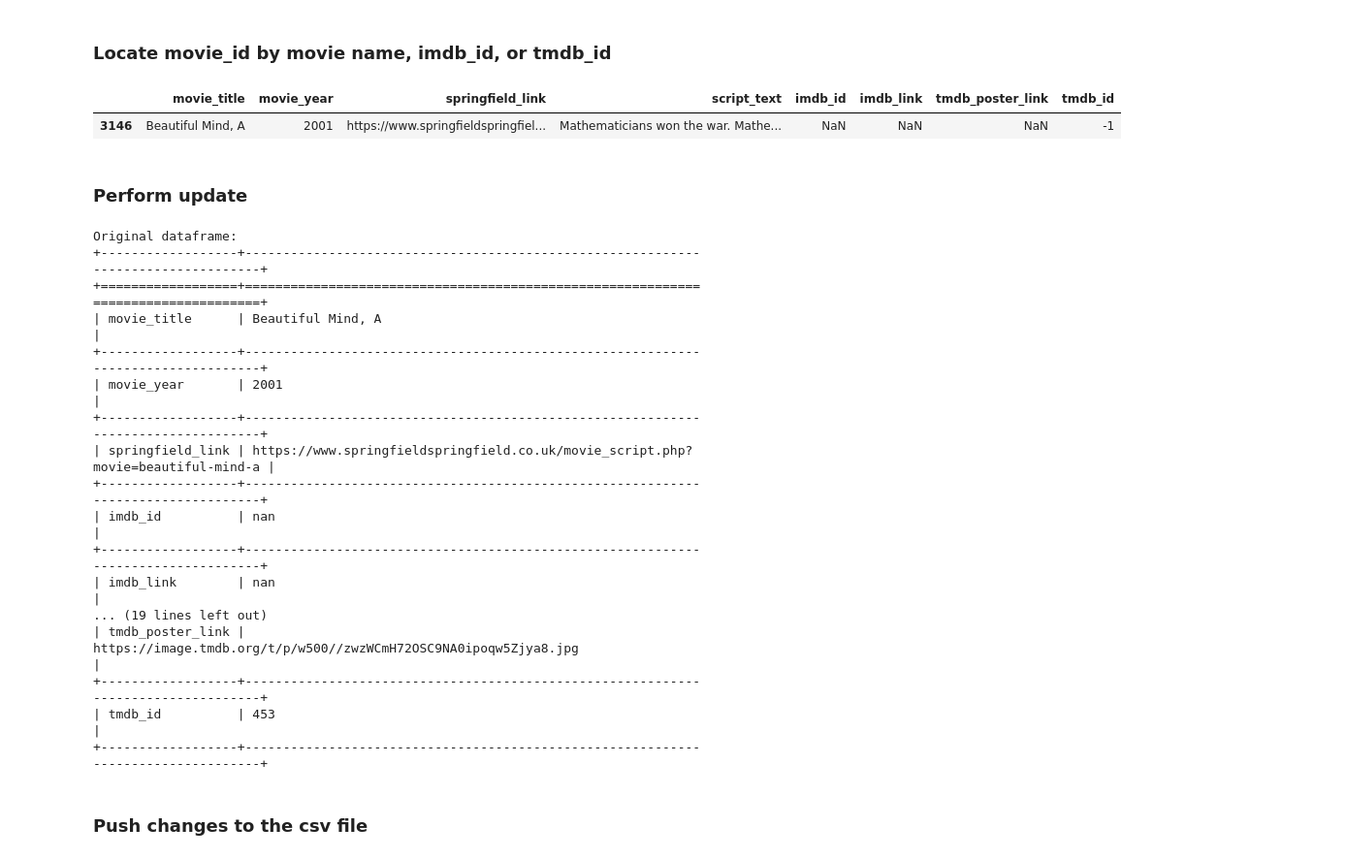
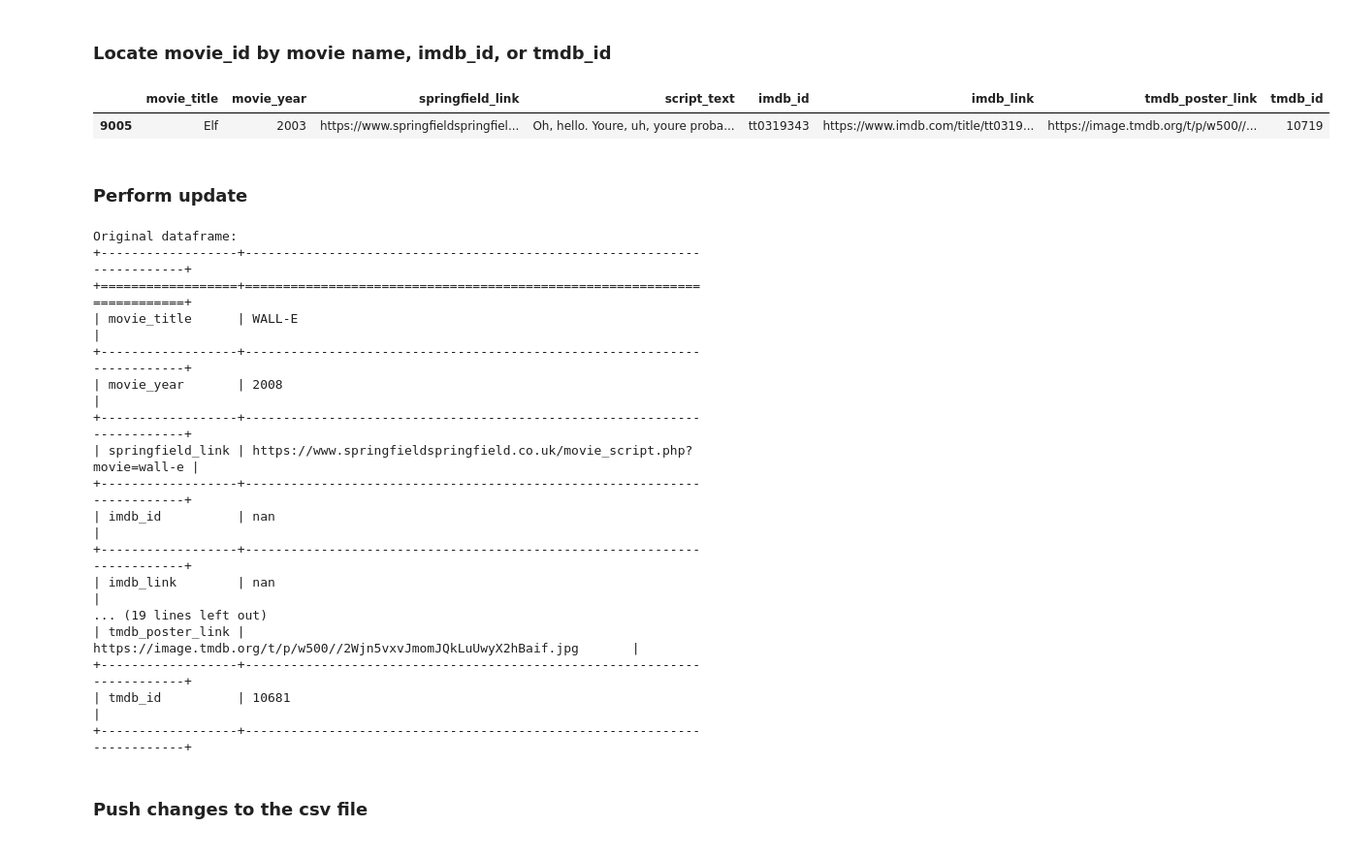
Before and after one commit to nfasano/movie_recsys, a Jupyter notebook: recsys_content_based/data_updating.ipynb, the cells around one changed output. Shown at 97% size. Drawn from its saved outputs; the diff is of its cells as text; code cells hidden in the pictures.

```diff
--- a/recsys_content_based/data_updating.ipynb
+++ b/recsys_content_based/data_updating.ipynb
@@ -55,17 +55,17 @@ Valid Column names to update:
 ### Locate movie_id by movie name, imdb_id, or tmdb_id
 # %%
 # method 1: movie name
-col_value = 'Beautiful Mind, A'
+col_value = 'Elf'
 col_name = 'movie_title' # 'imdb_id', 'tmdb_id', or 'movie_name'
 locate_movie_id(df, col_name=col_name, col_value=col_value)
 # %% [output]
 |  | movie_title | movie_year | springfield_link | script_text | imdb_id | imdb_link | tmdb_poster_link | tmdb_id |
-| 3146 | Beautiful Mind, A | 2001 | https://www.springfieldspringfiel... | Mathematicians won the war. Mathe... | NaN | NaN | NaN | -1 |
+| 9005 | Elf | 2003 | https://www.springfieldspringfiel... | Oh, hello. Youre, uh, youre proba... | tt0319343 | https://www.imdb.com/title/tt0319... | https://image.tmdb.org/t/p/w500//... | 10719 |
 # %% [markdown]
 ### Perform update
 # %%
-movie_id = 3146
-update_dict = {"movie_title":"A Beautiful Mind", "imdb_id": "tt0268978", "tmdb_id":453}
+movie_id = 33385
+update_dict = {"movie_title":"WALL-E", "imdb_id": "tt0910970", "tmdb_id":10681}
 
 print('Original dataframe:')
 print(df.loc[movie_id].drop('script_text').to_markdown(tablefmt="grid") + '\n')
@@ -76,22 +76,22 @@ print('Updated dataframe:')
 print(df.loc[movie_id].drop('script_text').to_markdown(tablefmt="grid"))
 # %% [output]
 Original dataframe:
-+------------------+----------------------------------------------------------------------------------+
-+==================+==================================================================================+
-| movie_title      | Beautiful Mind, A                                                                |
-+------------------+----------------------------------------------------------------------------------+
-| movie_year       | 2001                                                                             |
-+------------------+----------------------------------------------------------------------------------+
-| springfield_link | https://www.springfieldspringfield.co.uk/movie_script.php?movie=beautiful-mind-a |
-+------------------+----------------------------------------------------------------------------------+
-| imdb_id          | nan                                                                              |
-+------------------+----------------------------------------------------------------------------------+
-| imdb_link        | nan                                                                              |
++------------------+------------------------------------------------------------------------+
++==================+========================================================================+
+| movie_title      | WALL-E                                                                 |
++------------------+------------------------------------------------------------------------+
+| movie_year       | 2008                                                                   |
++------------------+------------------------------------------------------------------------+
+| springfield_link | https://www.springfieldspringfield.co.uk/movie_script.php?movie=wall-e |
++------------------+------------------------------------------------------------------------+
+| imdb_id          | nan                                                                    |
++------------------+------------------------------------------------------------------------+
+| imdb_link        | nan                                                                    |
 ... (19 lines left out)
-| tmdb_poster_link | https://image.tmdb.org/t/p/w500//zwzWCmH72OSC9NA0ipoqw5Zjya8.jpg                 |
-+------------------+----------------------------------------------------------------------------------+
-| tmdb_id          | 453                                                                              |
-+------------------+----------------------------------------------------------------------------------+
+| tmdb_poster_link | https://image.tmdb.org/t/p/w500//2Wjn5vxvJmomJQkLuUwyX2hBaif.jpg       |
++------------------+------------------------------------------------------------------------+
+| tmdb_id          | 10681                                                                  |
++------------------+------------------------------------------------------------------------+
 # %% [markdown]
 ### Push changes to the csv file
 # %%
```
Also changed, not shown: 26 other files.
